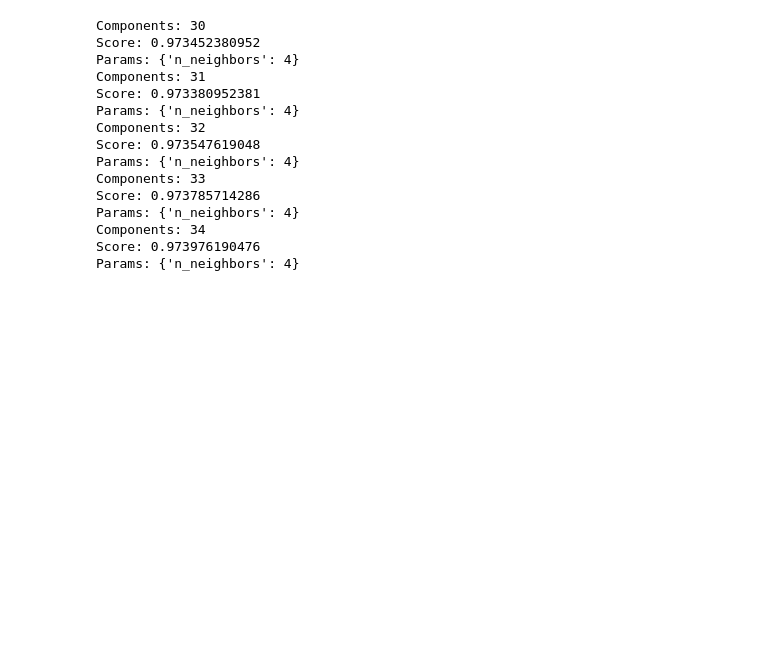
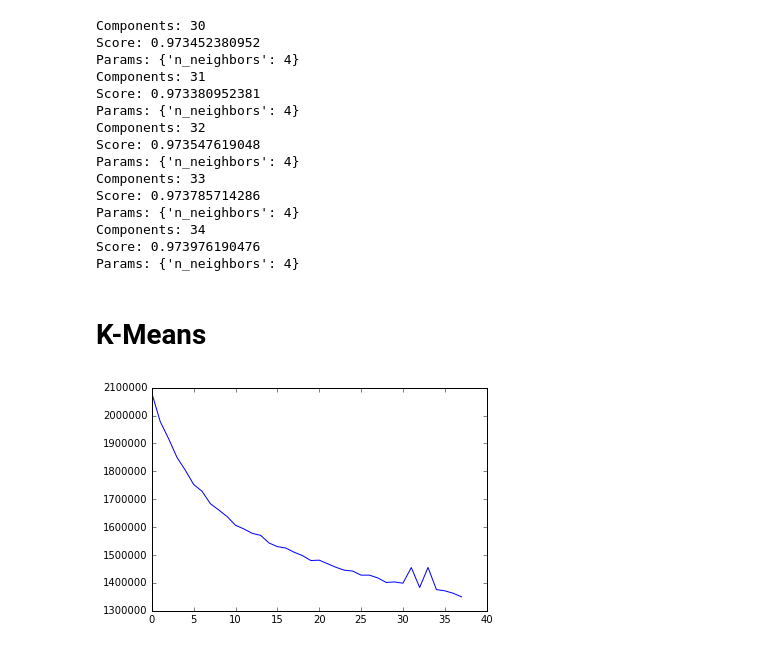
Before and after one commit to eigenein/kaggle, a Jupyter notebook: digit-recognizer/digit-recognizer.ipynb, the cells around one changed output. Saved outputs shown, nothing was run; the diff lists cells and outputs as text; code cells hidden in the pictures; blank space fills up the shorter version.

Commit message:
Added K-Means section.

```diff
--- a/digit-recognizer/digit-recognizer.ipynb
+++ b/digit-recognizer/digit-recognizer.ipynb
@@ -161,3 +164,19 @@ pca_knn_model = \
 y_test = pca_knn_model.predict(X_pca_knn[X.shape[0]:, :])
 y_test_answer = numpy.array(list(enumerate(y_test, start=1)))
 numpy.savetxt("answer_pca_knn.csv", y_test_answer, fmt="%d,\"%d\"", header="\"ImageId\",\"Label\"", comments="")
+# %% [markdown]
+# K-Means
+# %%
+numpy.random.seed(0)
+
+with warnings.catch_warnings():
+    warnings.simplefilter("ignore")
+    inertias = [
+        sklearn.cluster.MiniBatchKMeans(n_clusters=n_clusters).fit(X).inertia_
+        for n_clusters in range(2, 40)
+    ]
+
+pyplot.plot(inertias)
+pyplot.show()
+# %% [output]
+[figure, added]
```
Also changed, not shown: parts of 1 cell of this notebook.
